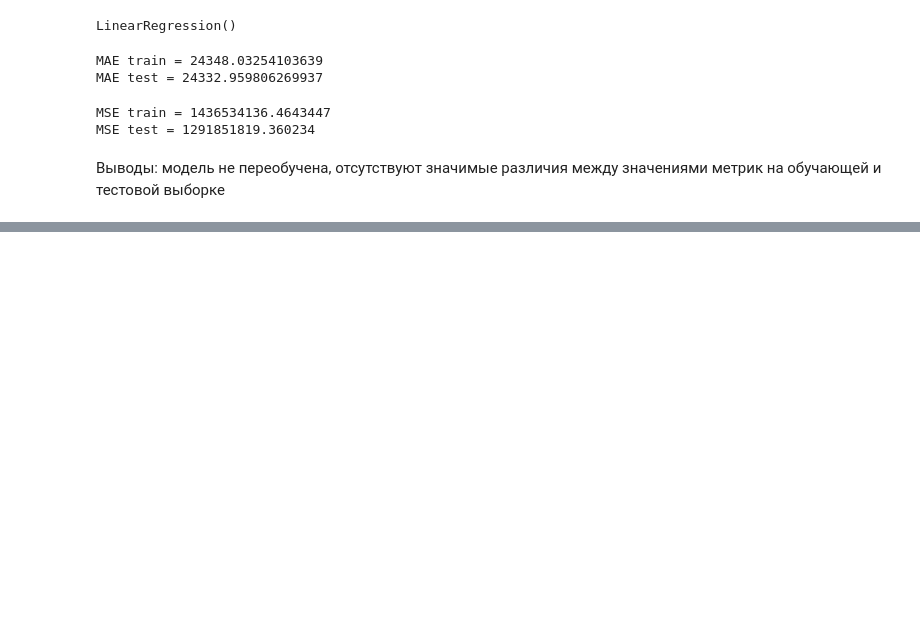
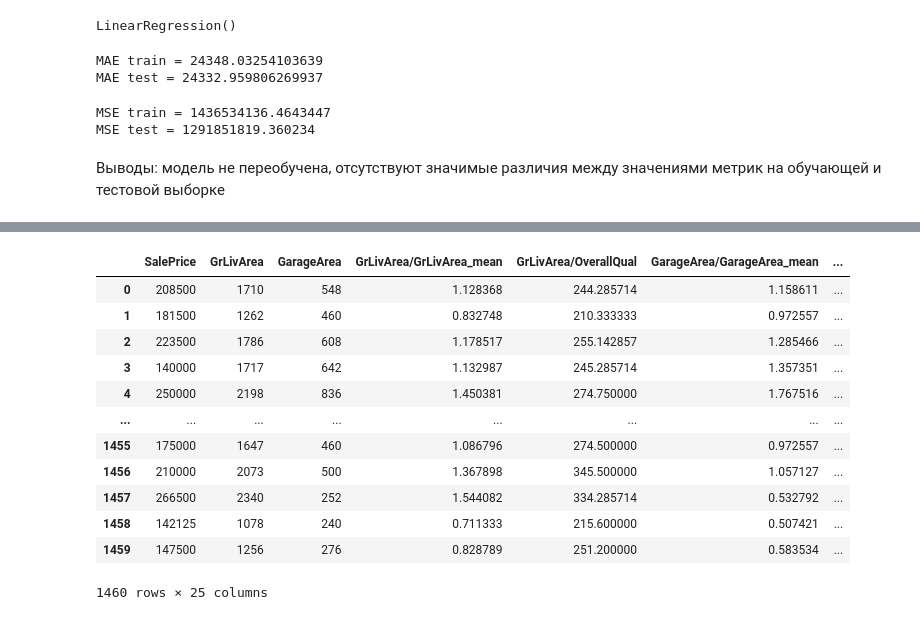
Before and after one commit to IgorKolotushkin/machine_learning_ds, a Jupyter notebook: hw2/Практическая работа. Линейная регрессия.ipynb, the cells around one changed output, grey strips where cells are left out. Cells and saved outputs as stored; diff of their text form; code cells hidden in the pictures; blank space fills up the shorter version.

```diff
--- a/hw2/Практическая работа. Линейная регрессия.ipynb
+++ b/hw2/Практическая работа. Линейная регрессия.ipynb
@@ -311,0 +358,17 @@ MSE test = 1291851819.360234
+# %%
+new_features_df = pd.get_dummies(data=df, columns=['SaleCondition', 'Street', 'OverallQual'])
+new_features_df
+# %% [output]
+|  | SalePrice | GrLivArea | GarageArea | GrLivArea/GrLivArea_mean | GrLivArea/OverallQual | GarageArea/GarageArea_mean | ... |
+| 0 | 208500 | 1710 | 548 | 1.128368 | 244.285714 | 1.158611 | ... |
+| 1 | 181500 | 1262 | 460 | 0.832748 | 210.333333 | 0.972557 | ... |
+| 2 | 223500 | 1786 | 608 | 1.178517 | 255.142857 | 1.285466 | ... |
+| 3 | 140000 | 1717 | 642 | 1.132987 | 245.285714 | 1.357351 | ... |
+| 4 | 250000 | 2198 | 836 | 1.450381 | 274.750000 | 1.767516 | ... |
+| ... | ... | ... | ... | ... | ... | ... | ... |
+| 1455 | 175000 | 1647 | 460 | 1.086796 | 274.500000 | 0.972557 | ... |
+| 1456 | 210000 | 2073 | 500 | 1.367898 | 345.500000 | 1.057127 | ... |
+| 1457 | 266500 | 2340 | 252 | 1.544082 | 334.285714 | 0.532792 | ... |
+| 1458 | 142125 | 1078 | 240 | 0.711333 | 215.600000 | 0.507421 | ... |
+| 1459 | 147500 | 1256 | 276 | 0.828789 | 251.200000 | 0.583534 | ... |
+1460 rows × 25 columns
```
Also changed, not shown: parts of 11 cells of this notebook.
